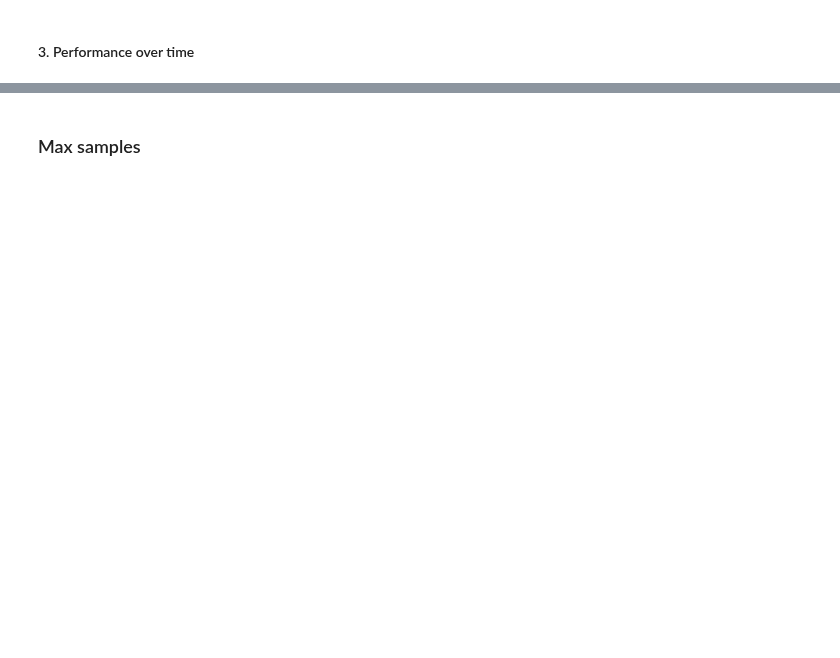
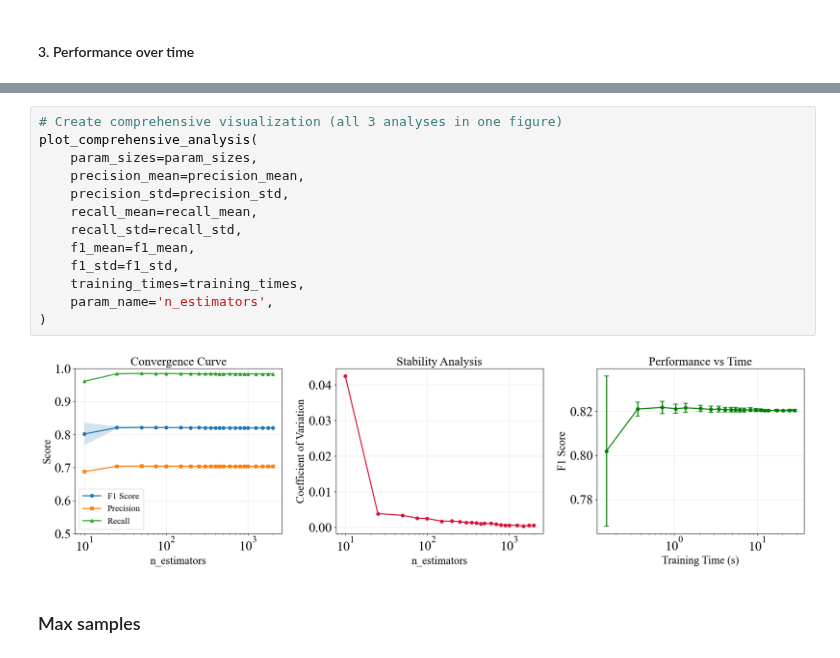
Before and after one commit to Voltzz9/ml441_assignments, a Jupyter notebook: assign4/notebooks/01_shuttle.ipynb, the cells around one changed output, grey strips where cells are left out. Cells and saved outputs as stored; diff of their text form; blank space fills up the shorter version.

```diff
--- a/assign4/notebooks/01_shuttle.ipynb
+++ b/assign4/notebooks/01_shuttle.ipynb
@@ -248,2 +553,17 @@ plot_f1_vs_param_size(
+# %%
+# Create comprehensive visualization (all 3 analyses in one figure)
+plot_comprehensive_analysis(
+    param_sizes=param_sizes,
+    precision_mean=precision_mean,
+    precision_std=precision_std,
+    recall_mean=recall_mean,
+    recall_std=recall_std,
+    f1_mean=f1_mean,
+    f1_std=f1_std,
+    training_times=training_times,
+    param_name='n_estimators',
+)
+# %% [output]
+[figure, added]
 # %% [markdown]
 ### Max samples
```
Also changed, not shown: parts of 17 cells of this notebook, 9 other files.
